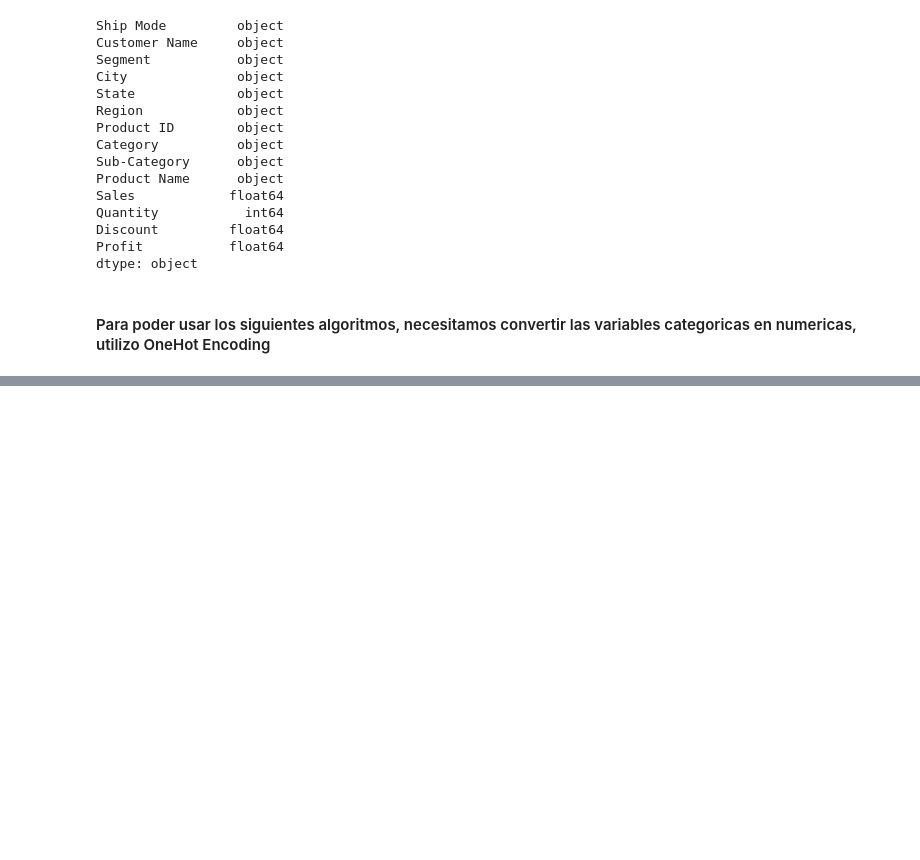
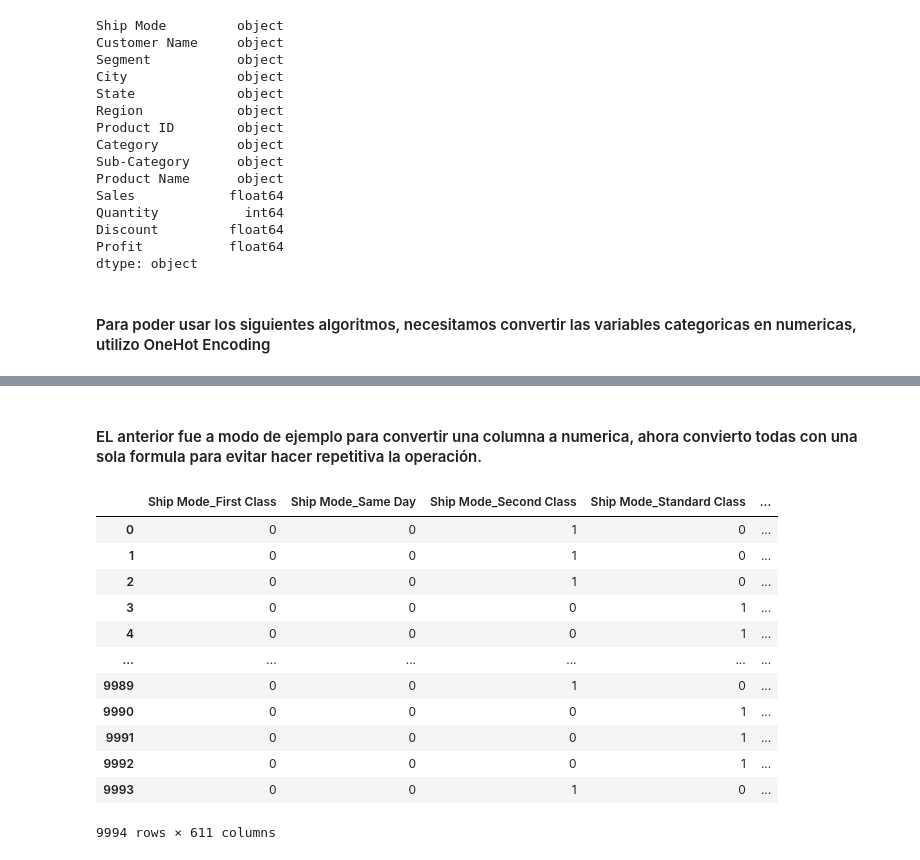
Before and after one commit to NestorDiazDataSC/SuperStore-Sales, a Jupyter notebook: Supermarket.ipynb, the cells around one changed output, grey strips where cells are left out. Cells and saved outputs as stored; diff of their text form; code cells hidden in the pictures; blank space fills up the shorter version.

```diff
--- a/Supermarket.ipynb
+++ b/Supermarket.ipynb
@@ -392,0 +426,19 @@ categoricas.head()
+# %% [markdown]
+#### EL anterior fue a modo de ejemplo para convertir una columna a numerica, ahora convierto todas con una sola formula para evitar hacer repetitiva la operación.
+# %%
+cat_numerica=pd.get_dummies(categorica, drop_first=False) #True muestra menos columnas, False muestra valores por cada columna.
+cat_numerica
+# %% [output]
+|  | Ship Mode_First Class | Ship Mode_Same Day | Ship Mode_Second Class | Ship Mode_Standard Class | ... |
+| 0 | 0 | 0 | 1 | 0 | ... |
+| 1 | 0 | 0 | 1 | 0 | ... |
+| 2 | 0 | 0 | 1 | 0 | ... |
+| 3 | 0 | 0 | 0 | 1 | ... |
+| 4 | 0 | 0 | 0 | 1 | ... |
+| ... | ... | ... | ... | ... | ... |
+| 9989 | 0 | 0 | 1 | 0 | ... |
+| 9990 | 0 | 0 | 0 | 1 | ... |
+| 9991 | 0 | 0 | 0 | 1 | ... |
+| 9992 | 0 | 0 | 0 | 1 | ... |
+| 9993 | 0 | 0 | 1 | 0 | ... |
+9994 rows × 611 columns
```
Also changed, not shown: parts of 16 cells of this notebook.
